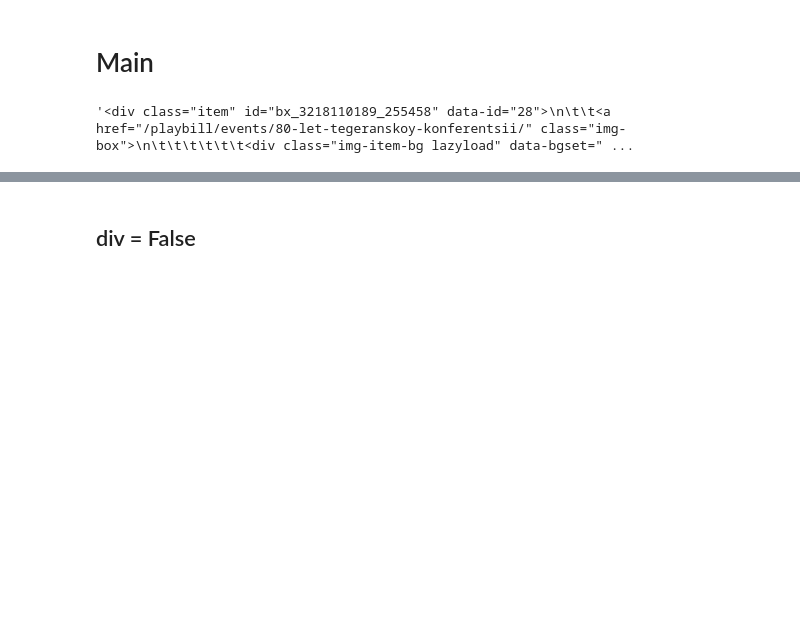
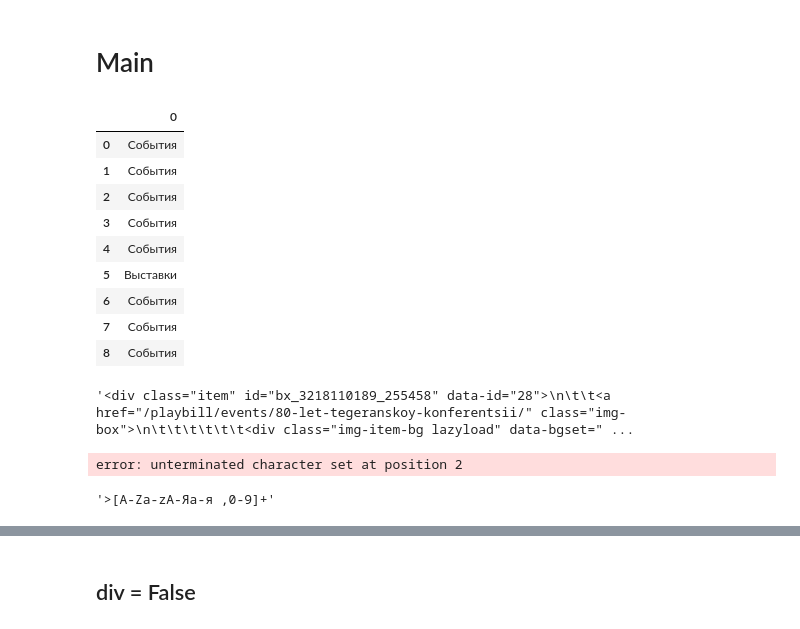
Before and after one commit to SeniorDataFrame/projects, a Jupyter notebook: Museums/main.ipynb, the cells around one changed output, grey strips where cells are left out. Cells and saved outputs as stored; diff of their text form; code cells hidden in the pictures; blank space fills up the shorter version.

```diff
--- a/Museums/main.ipynb
+++ b/Museums/main.ipynb
@@ -79,4 +28,22 @@ for site, xpaths_title, xpaths_text  in zip(list_sites, xpaths_titles, xpaths_te
-# %%
-dict_info[site]
-# %% [output]
-'<div class="item" id="bx_3218110189_255458" data-id="28">\n\t\t<a href="/playbill/events/80-let-tegeranskoy-konferentsii/" class="img-box">\n\t\t\t\t\t\t<div class="img-item-bg lazyload" data-bgset=" ...
+# %%
+dict_info = {}
+
+list_sites  = ['https://victorymuseum.ru/playbill/']
+
+list_xpaths = ['//div[@class="oblique-items"]//div[@class="item"]']
+
+
+for site, xpath  in zip(list_sites, list_xpaths):
+    response = requests.get(site)
+
+    if response.status_code == 200:
+        # Создаем объект дерева HTML из содержимого ответа
+        tree = html.fromstring(response.text)
+
+
+        target_obj = get_div(tree, xpath)
+        dict_info[site] = target_obj
+
+
+    else:
+        print(f'Ошибка статуса {response.status_code} для {sites}')
@@ -82,0 +52,27 @@ dict_info[site]
+# %%
+df = pd.DataFrame(dict_info)
+# %%
+df['https://victorymuseum.ru/playbill/'].str.extract('>([A-Za-zА-Яа-я ,0-9]+)')
+# %% [output]
+|  | 0 |
+| 0 | События |
+| 1 | События |
+| 2 | События |
+| 3 | События |
+| 4 | События |
+| 5 | Выставки |
+| 6 | События |
+| 7 | События |
+| 8 | События |
+# %%
+df['https://victorymuseum.ru/playbill/'][1]
+# %% [output]
+'<div class="item" id="bx_3218110189_255458" data-id="28">\n\t\t<a href="/playbill/events/80-let-tegeranskoy-konferentsii/" class="img-box">\n\t\t\t\t\t\t<div class="img-item-bg lazyload" data-bgset=" ...
+# %%
+df['https://victorymuseum.ru/playbill/'].str.extractall('>([A-Za-zА-Яа-я ,0-9-.\\]+)')
+# %% [output]
+error: unterminated character set at position 2
+# %%
+'>[A-Za-zА-Яа-я ,0-9]+'
+# %% [output]
+'>[A-Za-zА-Яа-я ,0-9]+'
```
Also changed, not shown: parts of 10 cells of this notebook.
